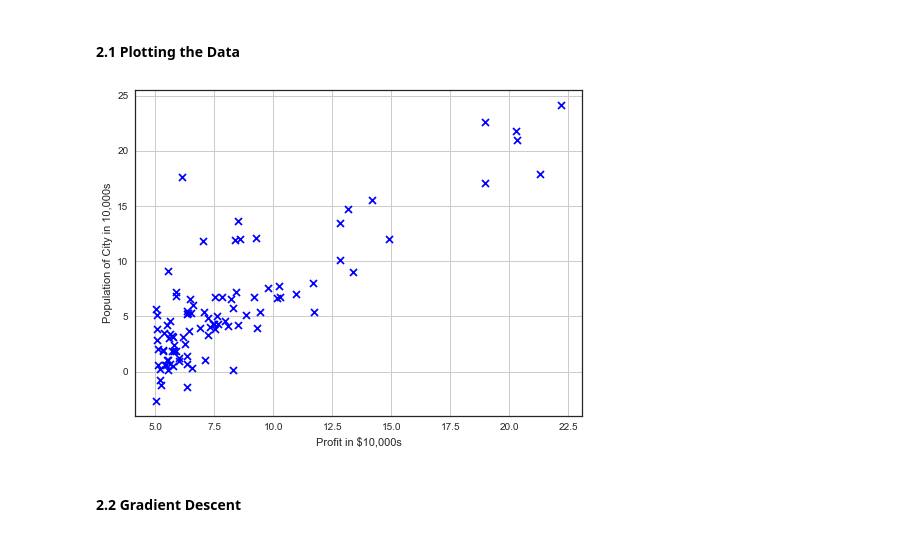
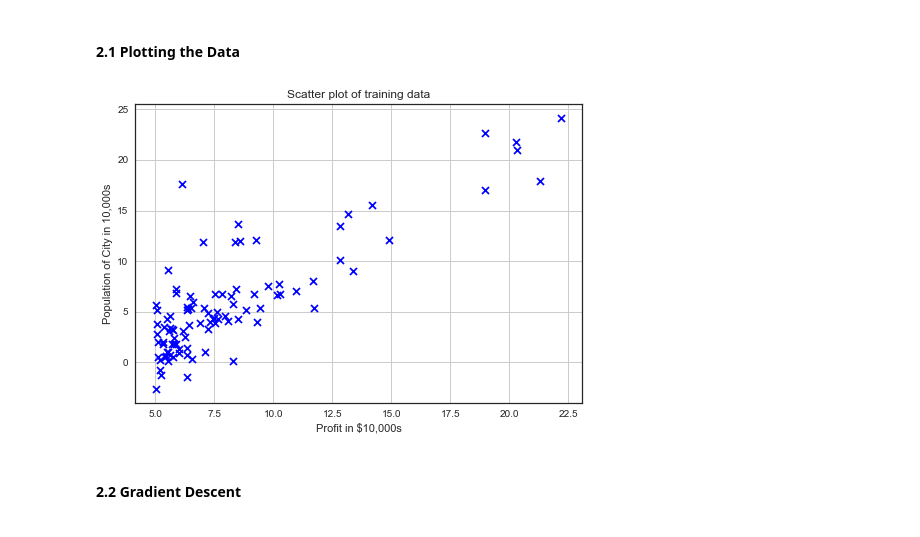
Before and after one commit to RunningLeon/coursera-ML, a Jupyter notebook: machine-learning-ex1/ex1/ex1.ipynb, the cells around one changed output. Saved outputs shown, nothing was run; the diff lists cells and outputs as text; code cells hidden in the pictures.

```diff
--- a/machine-learning-ex1/ex1/ex1.ipynb
+++ b/machine-learning-ex1/ex1/ex1.ipynb
@@ -53,15 +41,26 @@ m =len(y)
+# %%
+### Read data1
+data1 = np.loadtxt('ex1data1.txt', delimiter=',')
+X = data1[:,0]
+y = data1[:,1]
+m = y.size
+# Add x0 = 1 to first column of X
+X_new = np.column_stack((np.ones(X.shape[0]), X))
+# Transer from 1-D ndarray to matrix !!!
+y_new = np.matrix(y).T
 # %% [markdown]
 #### 2.1 Plotting the Data
 # %%
-# Scatter plot
-plt.figure(figsize=(8, 6))
+### Scatter plot
+# plt.figure(figsize=(8, 6))
 plt.scatter(X, y, c='b', marker='x', linewidths=1)
 plt.grid(True)
 plt.xlabel('Profit in $10,000s')
 plt.ylabel('Population of City in 10,000s')
+plt.title('Scatter plot of training data')
 plt.show()
 # %% [output]
-[figure, old version]
+[figure, new version]
 # %% [markdown]
 #### 2.2 Gradient Descent
 # %% [markdown]
```
Also changed, not shown: parts of 10 cells of this notebook, 1 other file.
